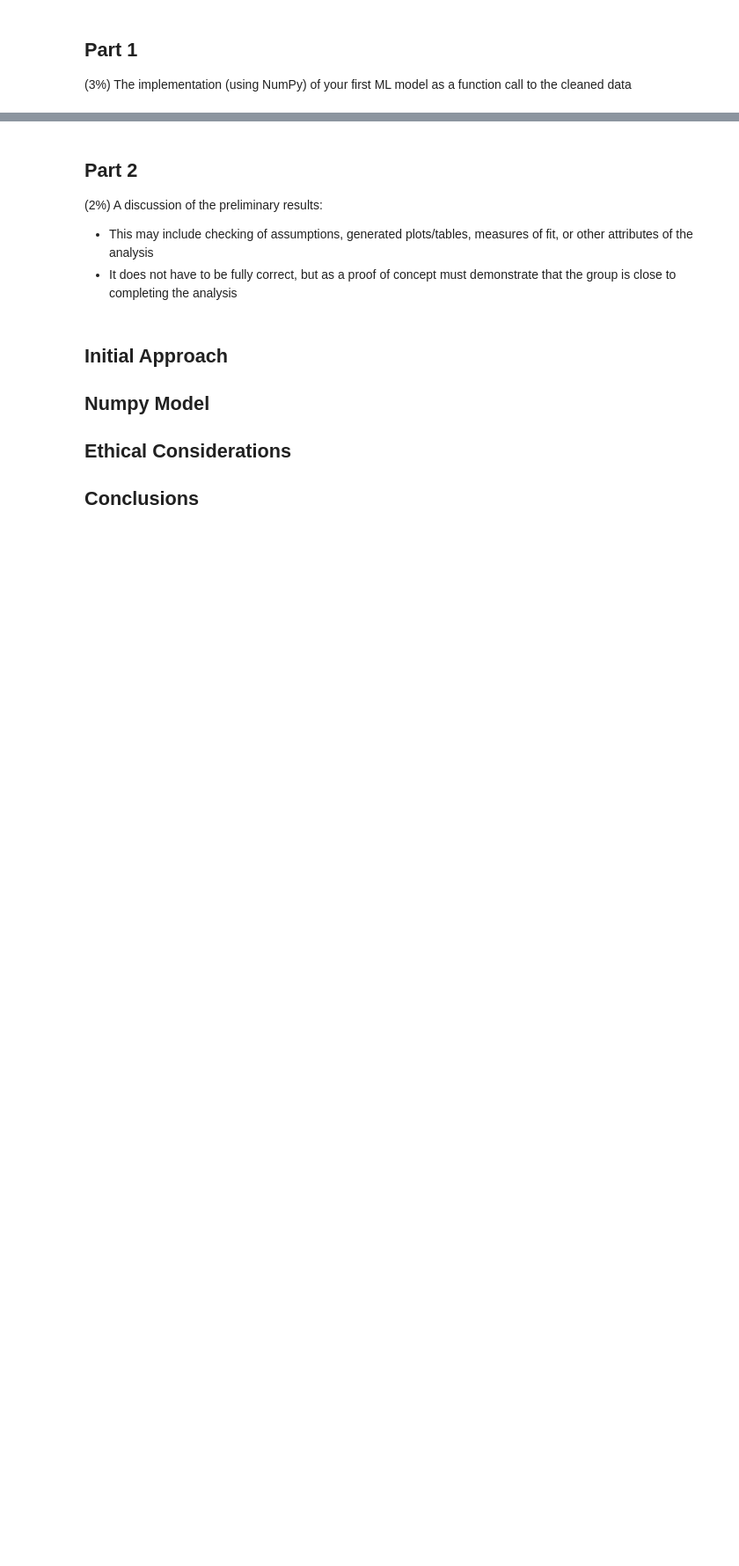
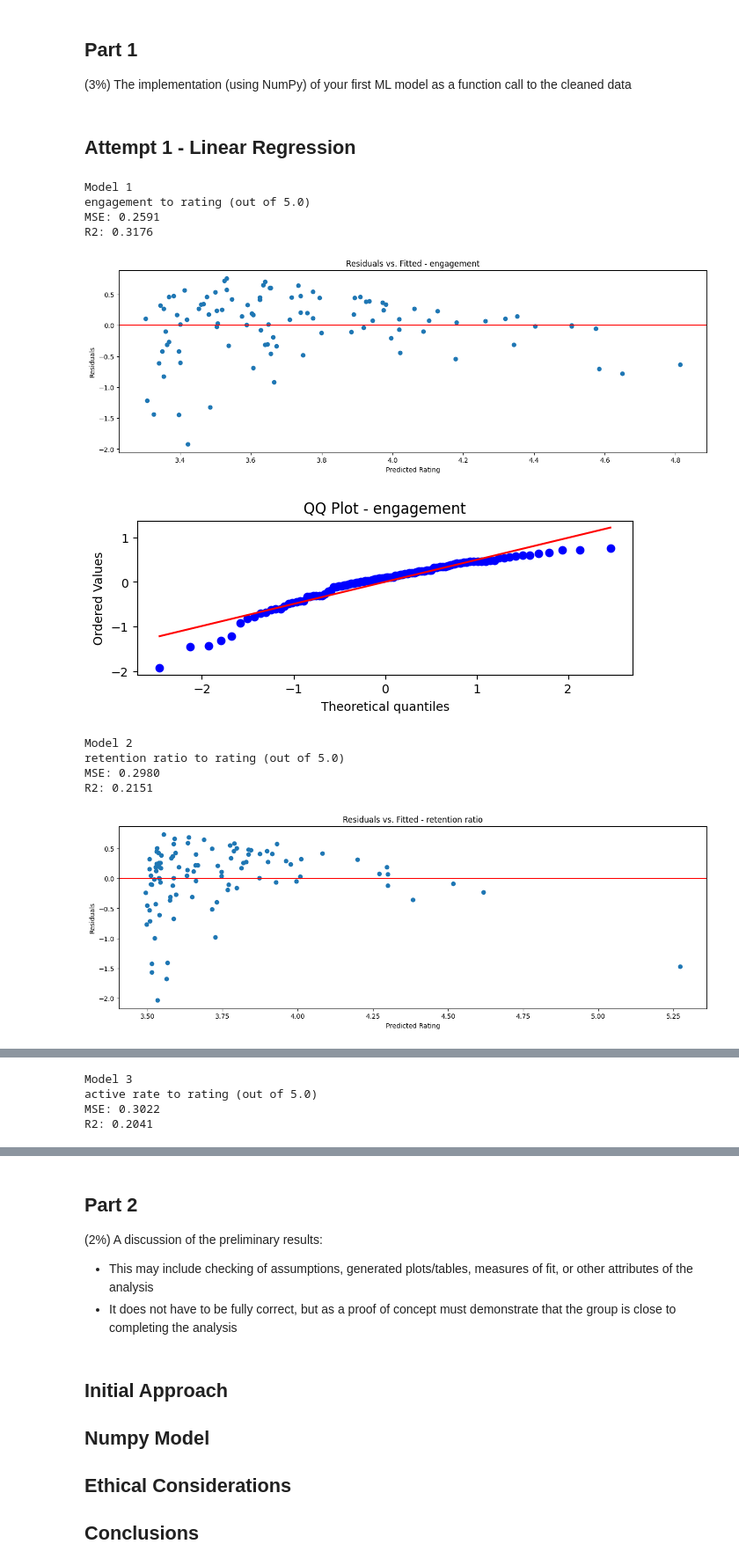
Before and after one commit to MemeFlier/DS3000-Project, a Jupyter notebook: phase iii.ipynb, the cells around one changed output, grey strips where cells are left out. Shown: that part at 88% size. Saved outputs shown, nothing was run; the diff lists cells and outputs as text; code cells hidden in the pictures; blank space fills up the shorter version.

```diff
--- a/phase iii.ipynb
+++ b/phase iii.ipynb
@@ -151,0 +181,12 @@ import numpy as np
+# %%
+def line_of_best_fit(oldx, y):
+    """
+    Args:
+        X (array): the x pos of the points (1-d)
+        Y (array): the y pos of the points (1-d)
+
+    Returns:
+        XY (array): The line of best fit
+    """
+    X = add_bias_column(oldx)
+    return np.linalg.inv(X.T.dot(X)).dot(X.T.dot(y))
@@ -151,0 +229,57 @@ import numpy as np
+# %% [markdown]
+## Attempt 1 - Linear Regression
+# %%
+def linear_model(df, feature_name, target='rating (out of 5.0)'):
+    '''
+    Args:
+        ...
+    Returns:
+        ...
+
+    Need to make some docstring at some point
+    '''
+    X = df[feature_name].values
+    y = df[target].values
+
+    m = line_of_best_fit(X, y)
+
+    results = linreg_predict(X, y, m)
+
+    residuals = results['resids']
+
+    print(f"{feature_name} to {target}")
+    print(f"MSE: {results['mse']:.4f}")
+    print(f"R2: {results['r2']:.4f}")
+
+    plt.figure(figsize=(16, 5))
+    plt.scatter(results['ypreds'], results['resids'])
+    plt.axhline(0, color='red')
+    plt.xlabel("Predicted Rating")
+    plt.ylabel("Residuals")
+    plt.title(f"Residuals vs. Fitted - {feature_name}")
+
+    plt.figure(figsize=(16,5))
+    plt.subplot(2, 2, 3)
+    probplot(residuals, dist="norm", plot=plt)
+    plt.title(f'QQ Plot - {feature_name}')
+
+    plt.show()
+
+print("Model 1")
+linear_model(df, 'engagement')
+print("Model 2")
+linear_model(df, 'retention ratio')
+print("Model 3")
+linear_model(df, 'active rate')
+# %% [output]
+Model 1
+engagement to rating (out of 5.0)
+MSE: 0.2591
+R2: 0.3176
+[figure, added]
+[figure, added]
+Model 2
+retention ratio to rating (out of 5.0)
+MSE: 0.2980
+R2: 0.2151
+[figure, added]
@@ -151,0 +287,4 @@ import numpy as np
+Model 3
+active rate to rating (out of 5.0)
+MSE: 0.3022
+R2: 0.2041
```
Also changed, not shown: parts of 6 cells of this notebook.
